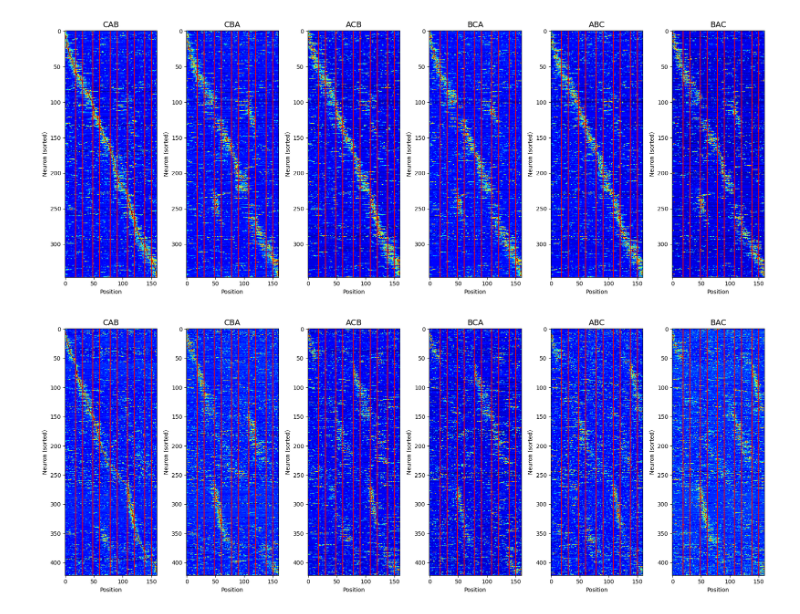
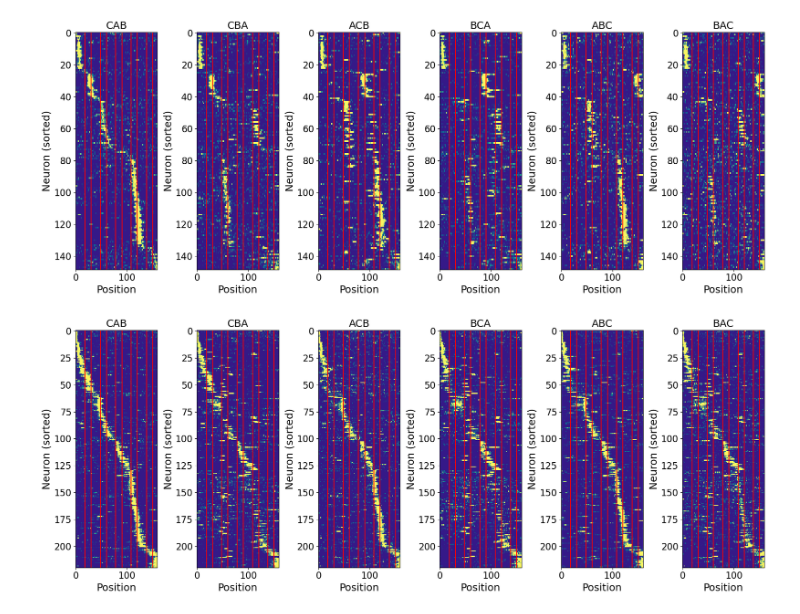
Before and after one commit to ymseq/ZhaoLab-analysis-python, a Jupyter notebook: src/HPC_2P_analysis/sorting.ipynb, the cells around one changed output. Saved outputs shown, nothing was run; the diff lists cells and outputs as text; code cells hidden in the pictures.

```diff
--- a/src/HPC_2P_analysis/sorting.ipynb
+++ b/src/HPC_2P_analysis/sorting.ipynb
@@ -20,11 +20,8 @@ def plot_neuron_sorted_heatmaps(
     for rule_name, behavior_name in condition_list:
         tt_id, bt_id = get_one_index(rule_name, behavior_name)
         fr = data["firing"][tt_id][bt_id] # shape (n_neurons, n_trials, n_positions)
-        fr = gaussian_filter1d(fr, sigma=20, axis=1, mode="nearest", truncate=3.0)
         fr_mean = np.mean(fr, axis=1) # shape (n_neurons, n_positions)
-        denom = np.nanmax(np.abs(fr_mean), axis=1, keepdims=True)
-        fr_norm = fr_mean / np.where(denom < 1e-8, 1.0, denom)
-        mats.append(fr_norm)
+        mats.append(fr_mean)
 
     sort_mat = mats[0]
     peak_pos = np.nanargmax(sort_mat, axis=1)
@@ -44,6 +41,8 @@ def plot_neuron_sorted_heatmaps(
     # cmap = LinearSegmentedColormap.from_list(
     #     "blue_to_yellow", [(0, "blue"), (1, "yellow")]
     # )
+    palette = ["#351988", "#048498" ,"#f9f662"]
+    custom_cmap = LinearSegmentedColormap.from_list("custom_blue_yellow", palette, N=256)
 
     for id, ax in enumerate(axes):
         cond = condition_list[id]
@@ -55,21 +54,23 @@ def plot_neuron_sorted_heatmaps(
             aspect="auto",
             interpolation="nearest",
             origin="upper",
-            cmap="jet",
-            # vmin=0.1,
-            # vmax=0.99,
+            cmap=custom_cmap,
+            vmin=0.01,
+            vmax=0.99,
         )
         ims.append(im)
 
         for zone in zones:
-            ax.axvline(zone[0], color="red", lw=1.5, zorder=1)
-            ax.axvline(zone[1], color="red", lw=1.5, zorder=1)
+            ax.axvline(zone[0], color="red", lw=1.5)
+            ax.axvline(zone[1], color="red", lw=1.5)
 
         rule_name, behavior_name = cond
-        ax.set_title(rule_name, fontsize=14)
+        ax.set_title(rule_name, fontsize=18)
 
-        ax.set_xlabel("Position")
-        ax.set_ylabel("Neuron (sorted)")
+        ax.set_xlabel("Position", fontsize=18)
+        ax.set_ylabel("Neuron (sorted)", fontsize=18)
+        ax.tick_params(axis='both', labelsize=16)
+
 
     # fig.colorbar(ims[-1], ax=axes, shrink=0.8)
 
@@ -77,17 +78,17 @@ def plot_neuron_sorted_heatmaps(
     fig.show()
 # %%
 plot_neuron_sorted_heatmaps(
-    file_path="../../data/HPC_2p/HP02/neuro_type_saveHP02_1_2024-12-23.mat",
+    file_path="../../data/HPC_2p/HP07/neuro_type_saveHP07_15_2025-03-08.mat",
     ana_tt=["CAB", "CBA", "ACB", "BCA", "ABC", "BAC"],
     ana_bt=["Correct"],
 )
 # %% [output]
-[figure, old version]
+[figure, new version]
 # %%
 plot_neuron_sorted_heatmaps(
-    file_path="../../data/HPC_2p/HP02/neuro_type_saveHP02_2_2024-12-29.mat",
+    file_path="../../data/HPC_2p/HP07/neuro_type_saveHP07_17_2025-03-11.mat",
     ana_tt=["CAB", "CBA", "ACB", "BCA", "ABC", "BAC"],
     ana_bt=["Correct"],
 )
 # %% [output]
-[figure, old version]
+[figure, new version]
```
Also changed, not shown: 17 other files.
